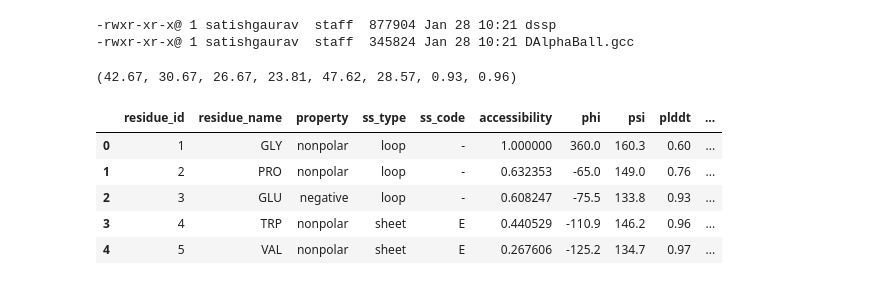
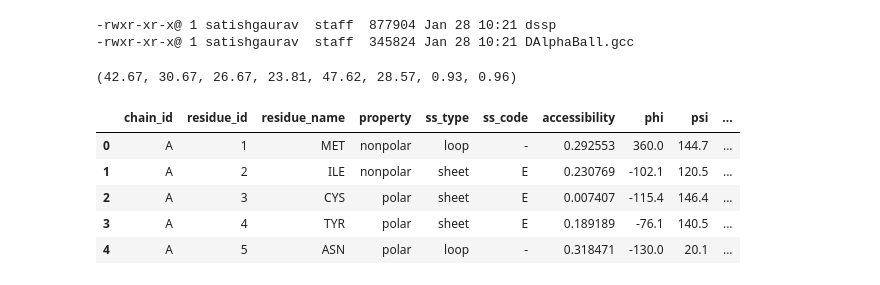
Before and after one commit to hemeai/ToxBind, a Jupyter notebook: functions/secondary_structure_analysis.ipynb, the cells around one changed output. Saved outputs shown, nothing was run; the diff lists cells and outputs as text; code cells hidden in the pictures.

Commit message:
ok test with hotspots based on secondary structure analysis

```diff
--- a/functions/secondary_structure_analysis.ipynb
+++ b/functions/secondary_structure_analysis.ipynb
@@ -275,79 +275,81 @@ AA_PROPERTIES = {
         "PHE": "nonpolar",
         "PRO": "nonpolar",
         "SER": "polar",
         "THR": "polar",
         "TRP": "nonpolar",
         "TYR": "polar",
         "VAL": "nonpolar",
         "SEC": "polar"
     }
 
-def create_structure_df(pdb_file, advanced_settings, chain_id="B", atom_distance_cutoff=4.0):
-    # Parse the structure
+def create_structure_df(pdb_file, advanced_settings, chain_id=None, atom_distance_cutoff=4.0):
     parser = PDBParser(QUIET=True)
     structure = parser.get_structure('protein', pdb_file)
     model = structure[0]
 
-    # Calculate DSSP
-    dssp = DSSP(model, pdb_file, dssp='/usr/local/bin/mkdssp')
-
-    # Get interacting residues
-    interacting_residues = set(hotspot_residues(pdb_file, chain_id, atom_distance_cutoff).keys())
+    # Calculate DSSP for the model
+    dssp = DSSP(model, pdb_file, dssp='mkdssp')
 
     # Prepare data for DataFrame
     data = []
-    chain = model[chain_id]
 
-    for residue in chain:
-        residue_id = residue.id[1]
-        if (chain_id, residue_id) in dssp:
+    # Process either specific chain or all chains
+    chains = [model[chain_id]] if chain_id else model.get_chains()
+
+    for chain in chains:
+        current_chain_id = chain.id
+        # Get interacting residues if chain_id is specified
+        interacting_residues = set()
+        if current_chain_id:
+            interacting_residues = set(hotspot_residues(pdb_file, current_chain_id, atom_distance_cutoff).keys())
+
+        for residue in chain:
+            residue_id = residue.id[1]
             res_name = residue.get_resname()
-            dssp_data = dssp[(chain_id, residue_id)]
-            ss = dssp_data[2]  # Secondary structure
-            acc = dssp_data[3]  # Accessibility
-            phi = dssp_data[4]  # Phi angle
-            psi = dssp_data[5]  # Psi angle
 
-            # Determine secondary structure type
-            ss_type = 'loop'
-            if ss in ['H', 'G', 'I']:
-                ss_type = 'helix'
-            elif ss == 'E':
-                ss_type = 'sheet'
+            if (current_chain_id, residue_id) in dssp:
+                dssp_data = dssp[(current_chain_id, residue_id)]
+                ss = dssp_data[2]
+                acc = dssp_data[3]
+                phi = dssp_data[4]
+                psi = dssp_data[5]
 
-            # Calculate pLDDT
-            avg_plddt = sum(atom.bfactor for atom in residue) / len(residue) / 100
+                ss_type = 'loop'
+                if ss in ['H', 'G', 'I']:
+                    ss_type = 'helix'
+                elif ss == 'E':
+                    ss_type = 'sheet'
 
-            # Add row to data
-            data.append({
-                'residue_id': residue_id,
-                'residue_name': residue.get_resname(),
-                'property': AA_PROPERTIES.get(res_name, 'unknown'),
-                'ss_type': ss_type,
-                'ss_code': ss,
-                'accessibility': acc,
-                'phi': phi,
-                'psi': psi,
-                'plddt': round(avg_plddt, 2),
-                'is_interface': residue_id in interacting_residues
-            })
+                avg_plddt = sum(atom.bfactor for atom in residue) / len(residue) / 100
 
-    # Create DataFrame
-    df = pd.DataFrame(data)
+                data.append({
+                    'chain_id': current_chain_id,
+                    'residue_id': residue_id,
+                    'residue_name': res_name,
+                    'property': AA_PROPERTIES.get(res_name, 'unknown'),
+                    'ss_type': ss_type,
+                    'ss_code': ss,
+                    'accessibility': acc,
+                    'phi': phi,
+                    'psi': psi,
+                    'plddt': round(avg_plddt, 2),
+                    'is_interface': residue_id in interacting_residues if chain_id else None
+                })
 
-    return df
+    return pd.DataFrame(data)
+
 
 # Example usage:
 pdb_file = "./../out/bindcraft/2501230908/Accepted/7z14_l75_s376417_mpnn7_model2.pdb"
 df = create_structure_df(pdb_file, advanced_settings)
 df.head()
 # %% [output]
-|  | residue_id | residue_name | property | ss_type | ss_code | accessibility | phi | psi | plddt | ... |
-| 0 | 1 | GLY | nonpolar | loop | - | 1.000000 | 360.0 | 160.3 | 0.60 | ... |
-| 1 | 2 | PRO | nonpolar | loop | - | 0.632353 | -65.0 | 149.0 | 0.76 | ... |
-| 2 | 3 | GLU | negative | loop | - | 0.608247 | -75.5 | 133.8 | 0.93 | ... |
-| 3 | 4 | TRP | nonpolar | sheet | E | 0.440529 | -110.9 | 146.2 | 0.96 | ... |
-| 4 | 5 | VAL | nonpolar | sheet | E | 0.267606 | -125.2 | 134.7 | 0.97 | ... |
+|  | chain_id | residue_id | residue_name | property | ss_type | ss_code | accessibility | phi | psi | ... |
+| 0 | A | 1 | MET | nonpolar | loop | - | 0.292553 | 360.0 | 144.7 | ... |
+| 1 | A | 2 | ILE | nonpolar | sheet | E | 0.230769 | -102.1 | 120.5 | ... |
+| 2 | A | 3 | CYS | polar | sheet | E | 0.007407 | -115.4 | 146.4 | ... |
+| 3 | A | 4 | TYR | polar | sheet | E | 0.189189 | -76.1 | 140.5 | ... |
+| 4 | A | 5 | ASN | polar | loop | - | 0.318471 | -130.0 | 20.1 | ... |
 # %%
 df.tail(10)
 # %% [output]
```
Also changed, not shown: parts of 3 cells of this notebook, 2 other files.
